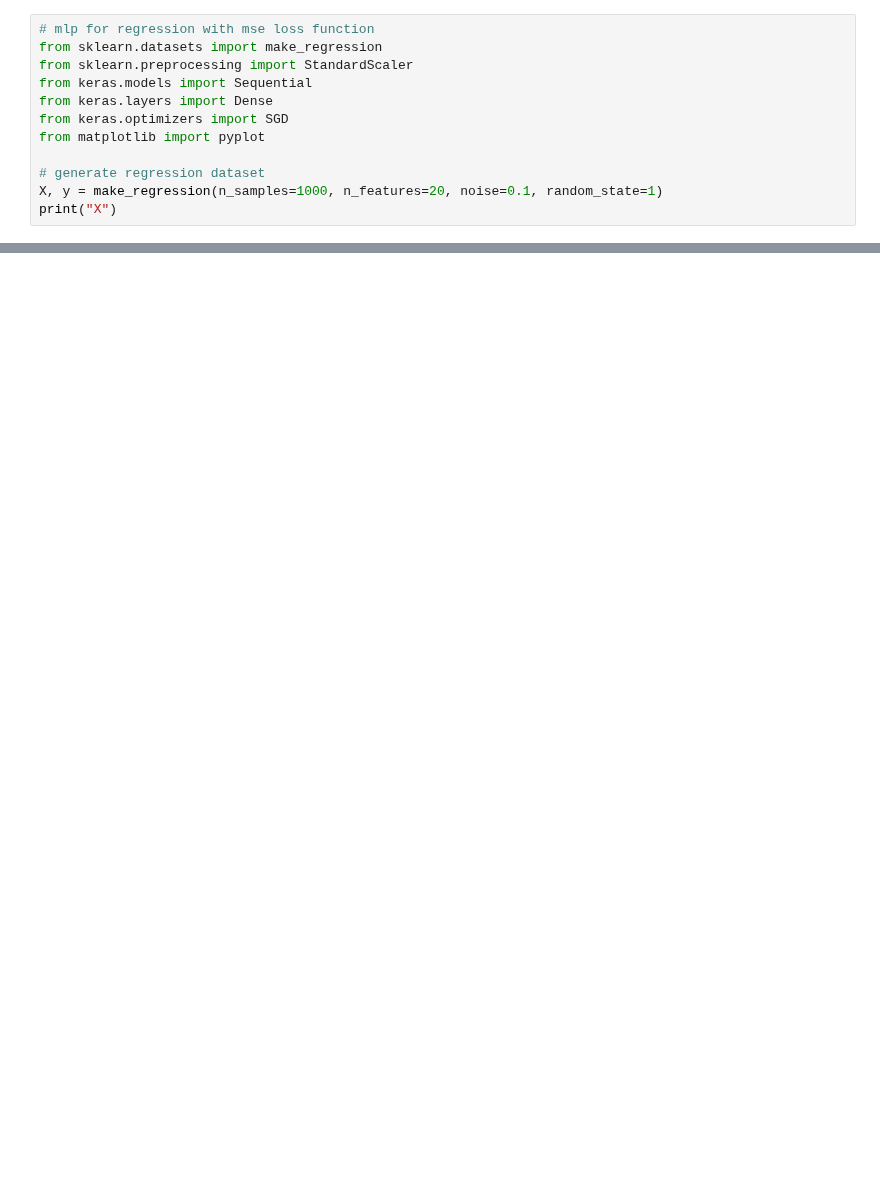
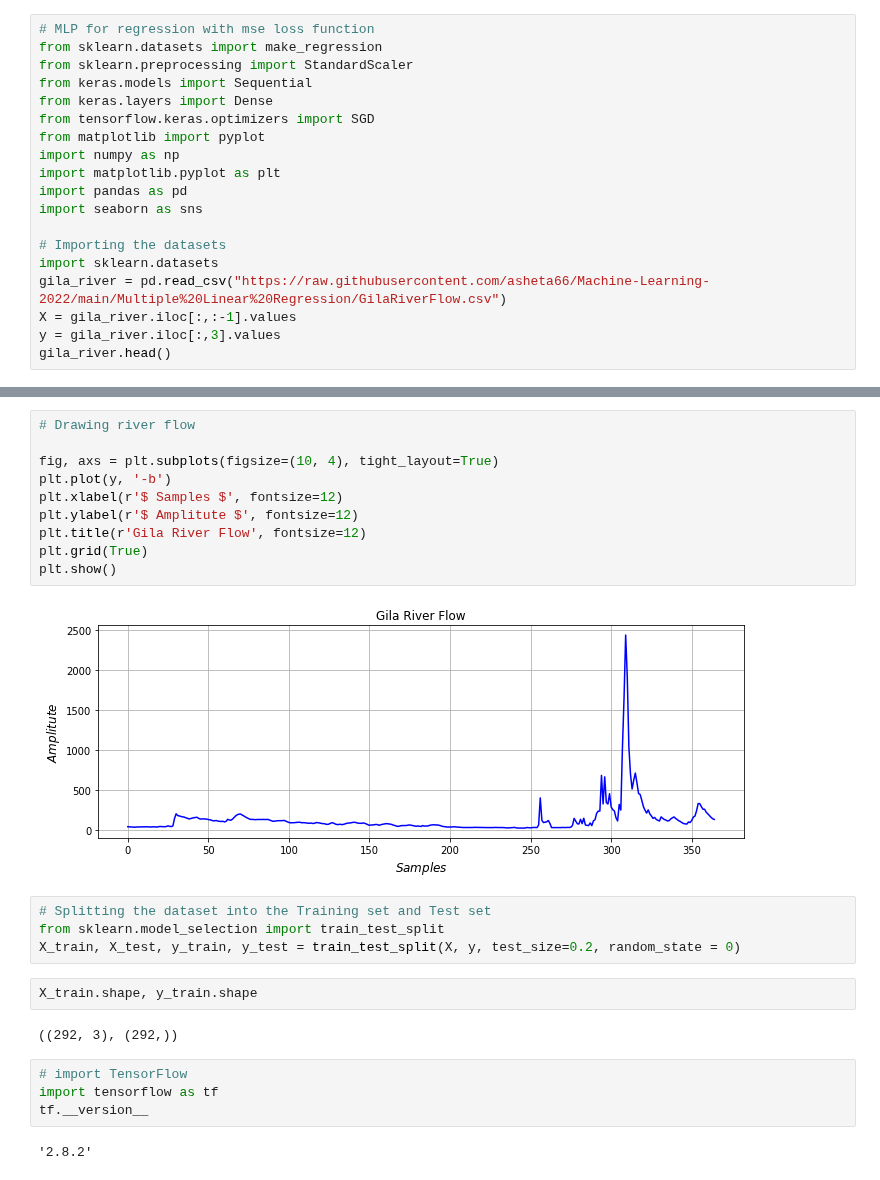
Before and after one commit to asheta66/Machine-Learning-2024, a Jupyter notebook: Feedforward Neural Networks/ANN1.ipynb, the cells around one changed output, grey strips where cells are left out. Cells and saved outputs as stored; diff of their text form; blank space fills up the shorter version.

```diff
--- a/Feedforward Neural Networks/ANN1.ipynb
+++ b/Feedforward Neural Networks/ANN1.ipynb
@@ -3,13 +5,20 @@
 # %%
-# mlp for regression with mse loss function
+# MLP for regression with mse loss function
 from sklearn.datasets import make_regression
 from sklearn.preprocessing import StandardScaler
 from keras.models import Sequential
 from keras.layers import Dense
-from keras.optimizers import SGD
+from tensorflow.keras.optimizers import SGD
 from matplotlib import pyplot
+import numpy as np
+import matplotlib.pyplot as plt
+import pandas as pd
+import seaborn as sns
 
-# generate regression dataset
-X, y = make_regression(n_samples=1000, n_features=20, noise=0.1, random_state=1)
-print("X")
+# Importing the datasets
+import sklearn.datasets
+gila_river = pd.read_csv("https://raw.githubusercontent.com/asheta66/Machine-Learning-2022/main/Multiple%20Linear%20Regression/GilaRiverFlow.csv")
+X = gila_river.iloc[:,:-1].values
+y = gila_river.iloc[:,3].values
+gila_river.head()
 # %% [output]
@@ -42,0 +61,26 @@ Train: 0.003, Test: 0.008
+# %%
+# Drawing river flow
+
+fig, axs = plt.subplots(figsize=(10, 4), tight_layout=True)
+plt.plot(y, '-b')
+plt.xlabel(r'$ Samples $', fontsize=12)
+plt.ylabel(r'$ Amplitute $', fontsize=12)
+plt.title(r'Gila River Flow', fontsize=12)
+plt.grid(True)
+plt.show()
+# %% [output]
+[figure, added]
+# %%
+# Splitting the dataset into the Training set and Test set
+from sklearn.model_selection import train_test_split
+X_train, X_test, y_train, y_test = train_test_split(X, y, test_size=0.2, random_state = 0)
+# %%
+X_train.shape, y_train.shape
+# %% [output]
+((292, 3), (292,))
+# %%
+# import TensorFlow
+import tensorflow as tf
+tf.__version__
+# %% [output]
+'2.8.2'
```
Also changed, not shown: parts of 10 cells of this notebook.
